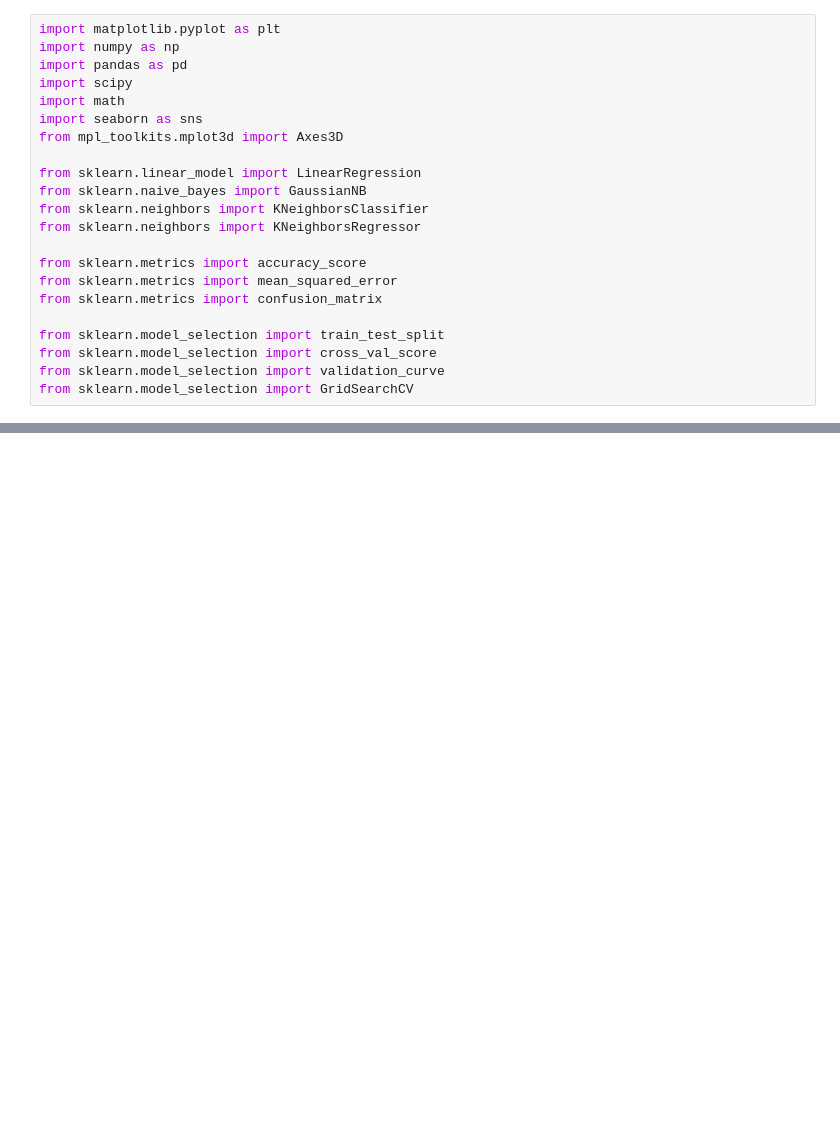
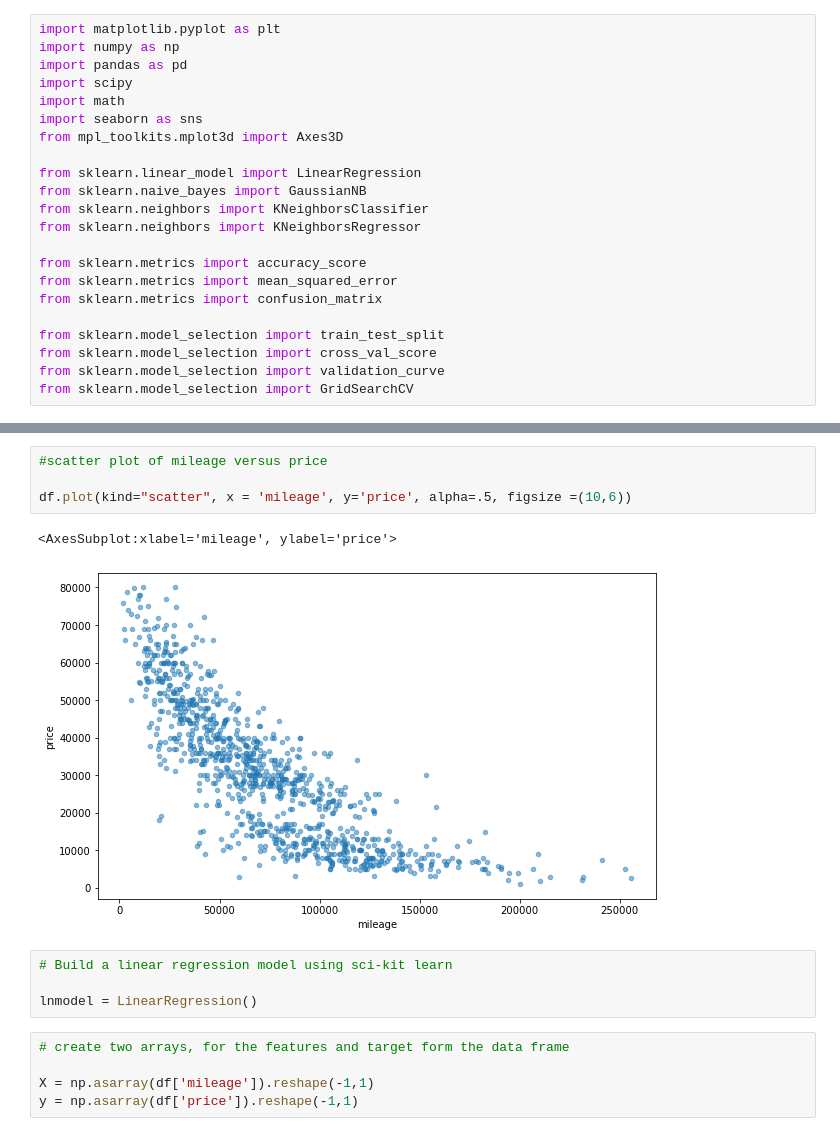
Before and after one commit to tkashdat/STP494, a Jupyter notebook: notebooks/kNNcars.ipynb, the cells around one changed output, grey strips where cells are left out. Drawn from its saved outputs; the diff is of its cells as text; blank space fills up the shorter version.

Commit message:
updated with kNN regression and linear reg

```diff
--- a/notebooks/kNNcars.ipynb
+++ b/notebooks/kNNcars.ipynb
@@ -144,0 +66,16 @@ fig.tight_layout()
+# %%
+#scatter plot of mileage versus price
+
+df.plot(kind="scatter", x = 'mileage', y='price', alpha=.5, figsize =(10,6))
+# %% [output]
+<AxesSubplot:xlabel='mileage', ylabel='price'>
+[figure, added]
+# %%
+# Build a linear regression model using sci-kit learn
+
+lnmodel = LinearRegression()
+# %%
+# create two arrays, for the features and target form the data frame
+
+X = np.asarray(df['mileage']).reshape(-1,1)
+y = np.asarray(df['price']).reshape(-1,1)
```
Also changed, not shown: parts of 44 cells of this notebook, 1 other file.
